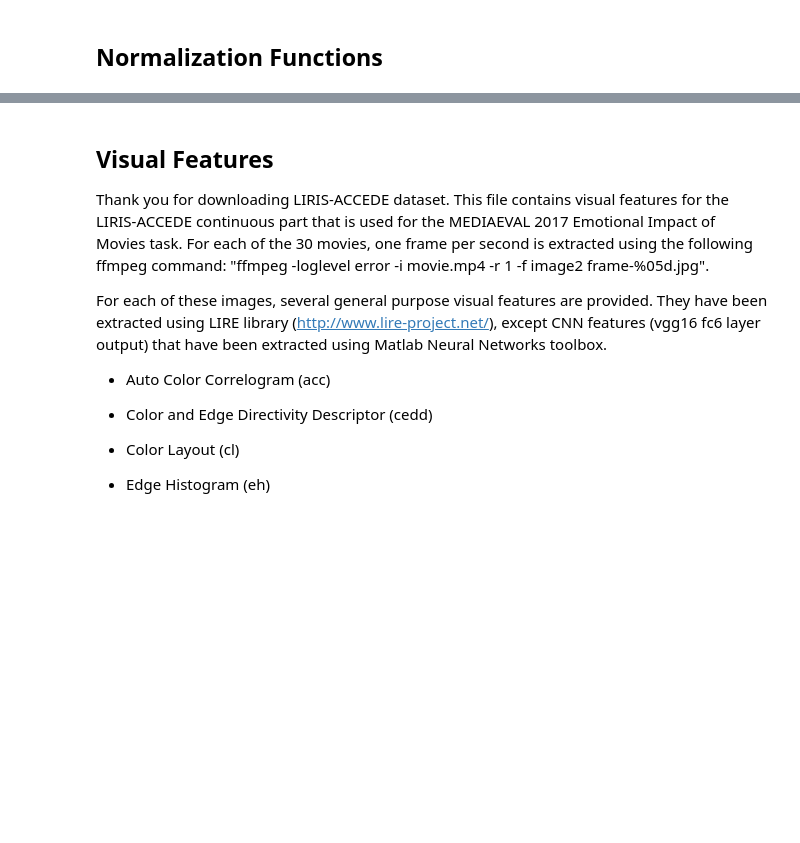
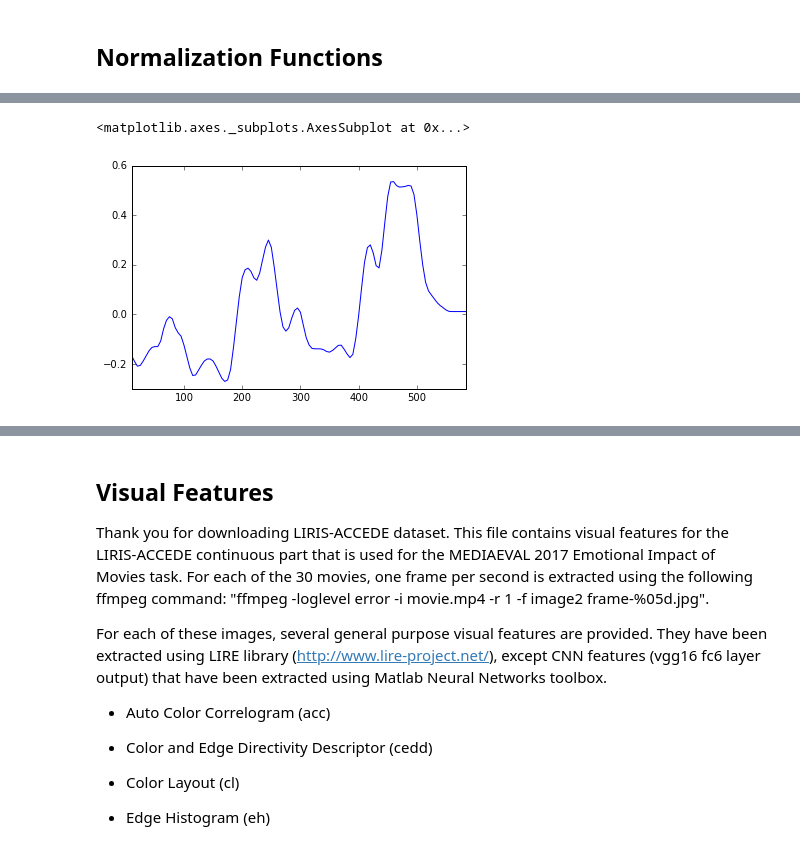
Before and after one commit to yasolix/cinevis, a Jupyter notebook: mediaeval/Prediction Mediaeval 2017.ipynb, the cells around one changed output, grey strips where cells are left out. Drawn from its saved outputs; the diff is of its cells as text; code cells hidden in the pictures; blank space fills up the shorter version.

```diff
--- a/mediaeval/Display MediaEval 2017 annotations Vallence Arousal Fear-Visual Features.ipynb
+++ b/mediaeval/Prediction Mediaeval 2017.ipynb
@@ -90,0 +220,11 @@ def getNormalized2(df):
+# %%
+ar , val = getDf('After_The_Rain')
+x = pd.DataFrame([val.Mean,ar.Mean])
+ar.set_index('Time', inplace=True)
+val.set_index('Time', inplace=True)
+ar.rename(columns={'Mean':'MeanArousal','Std':'StdArousal'}, inplace=True)
+val.rename(columns={'Mean':'MeanValence','Std':'StdValence'}, inplace=True)
+p = pd.concat([val,ar], axis=1)
+p.reset_index(inplace=True)
+p.shape,
+p.head()
@@ -90,0 +290,6 @@ def getNormalized2(df):
+# %%
+pw = p.rolling(10,win_type='boxcar').mean()
+p16 = pw[10::5]
+p16.shape
+#p16.describe()
+pw[10::5].describe()
@@ -90,0 +306,5 @@ def getNormalized2(df):
+# %%
+pw[10::5].MeanArousal.plot()
+# %% [output]
+<matplotlib.axes._subplots.AxesSubplot at 0x...>
+[figure, added]
```
Also changed, not shown: parts of 86 cells of this notebook, 7 other files.
